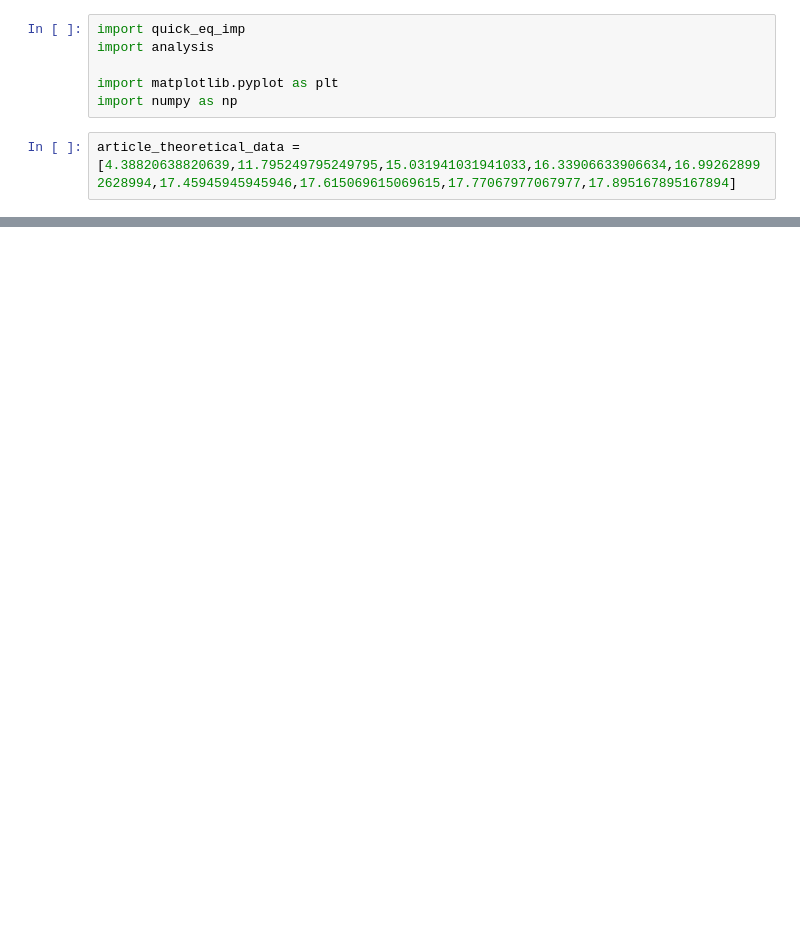
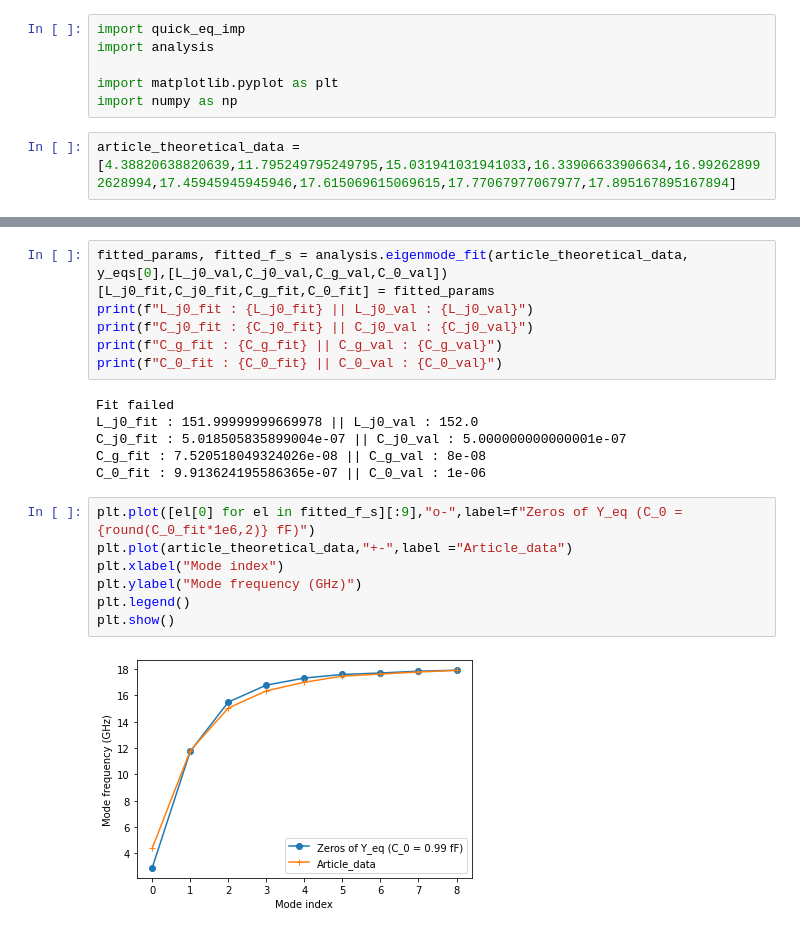
Before and after one commit to RemiRousseau/JJarray_formal, a Jupyter notebook: Article_fit.ipynb, the cells around one changed output, grey strips where cells are left out. Drawn from its saved outputs; the diff is of its cells as text; blank space fills up the shorter version.

```diff
--- a/Article_fit.ipynb
+++ b/Article_fit.ipynb
@@ -47,0 +96,22 @@ plt.show()
+# %%
+fitted_params, fitted_f_s = analysis.eigenmode_fit(article_theoretical_data, y_eqs[0],[L_j0_val,C_j0_val,C_g_val,C_0_val])
+[L_j0_fit,C_j0_fit,C_g_fit,C_0_fit] = fitted_params
+print(f"L_j0_fit : {L_j0_fit} || L_j0_val : {L_j0_val}")
+print(f"C_j0_fit : {C_j0_fit} || C_j0_val : {C_j0_val}")
+print(f"C_g_fit : {C_g_fit} || C_g_val : {C_g_val}")
+print(f"C_0_fit : {C_0_fit} || C_0_val : {C_0_val}")
+# %% [output]
+Fit failed
+L_j0_fit : 151.99999999669978 || L_j0_val : 152.0
+C_j0_fit : 5.018505835899004e-07 || C_j0_val : 5.000000000000001e-07
+C_g_fit : 7.520518049324026e-08 || C_g_val : 8e-08
+C_0_fit : 9.913624195586365e-07 || C_0_val : 1e-06
+# %%
+plt.plot([el[0] for el in fitted_f_s][:9],"o-",label=f"Zeros of Y_eq (C_0 = {round(C_0_fit*1e6,2)} fF)")
+plt.plot(article_theoretical_data,"+-",label ="Article_data")
+plt.xlabel("Mode index")
+plt.ylabel("Mode frequency (GHz)")
+plt.legend()
+plt.show()
+# %% [output]
+[figure, added]
```
Also changed, not shown: parts of 9 cells of this notebook, 9 other files.
